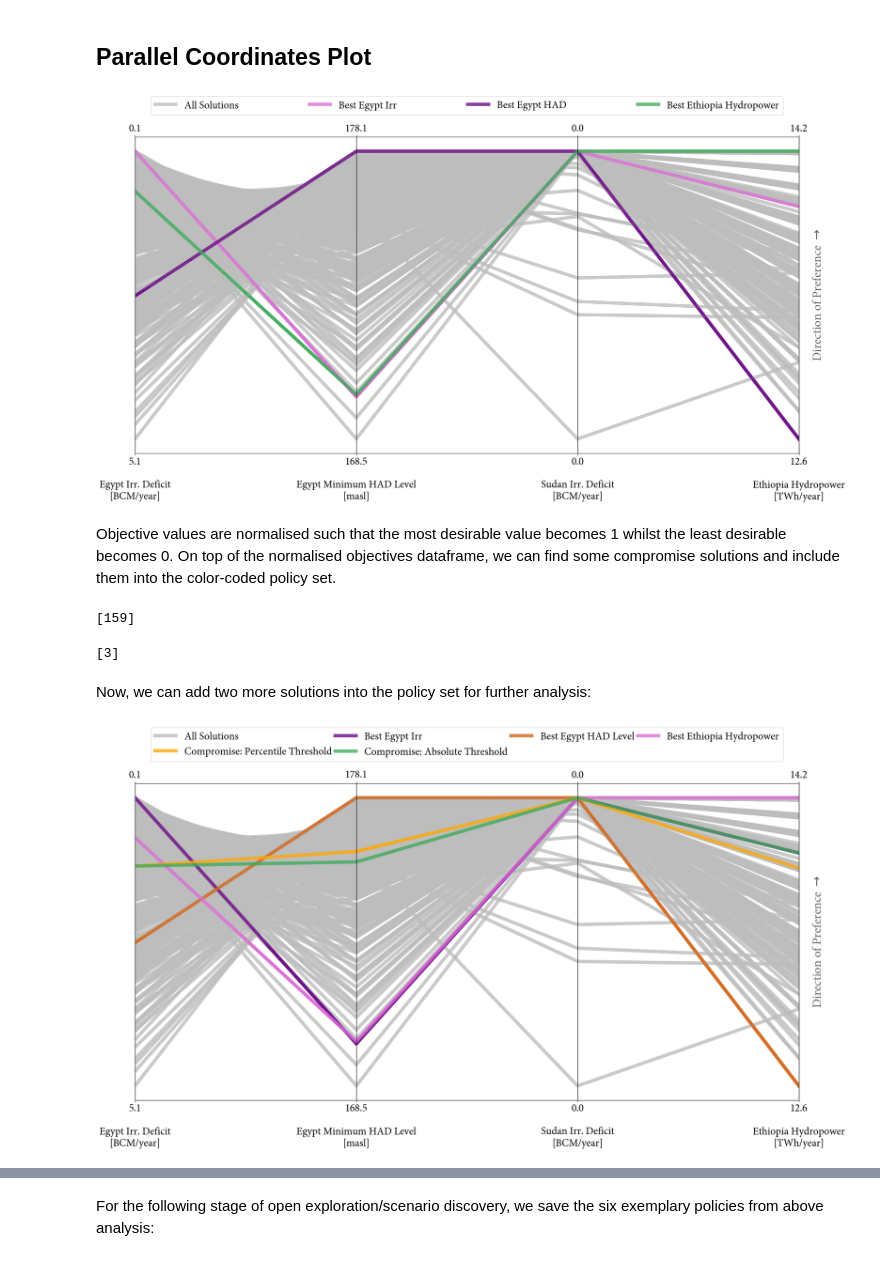
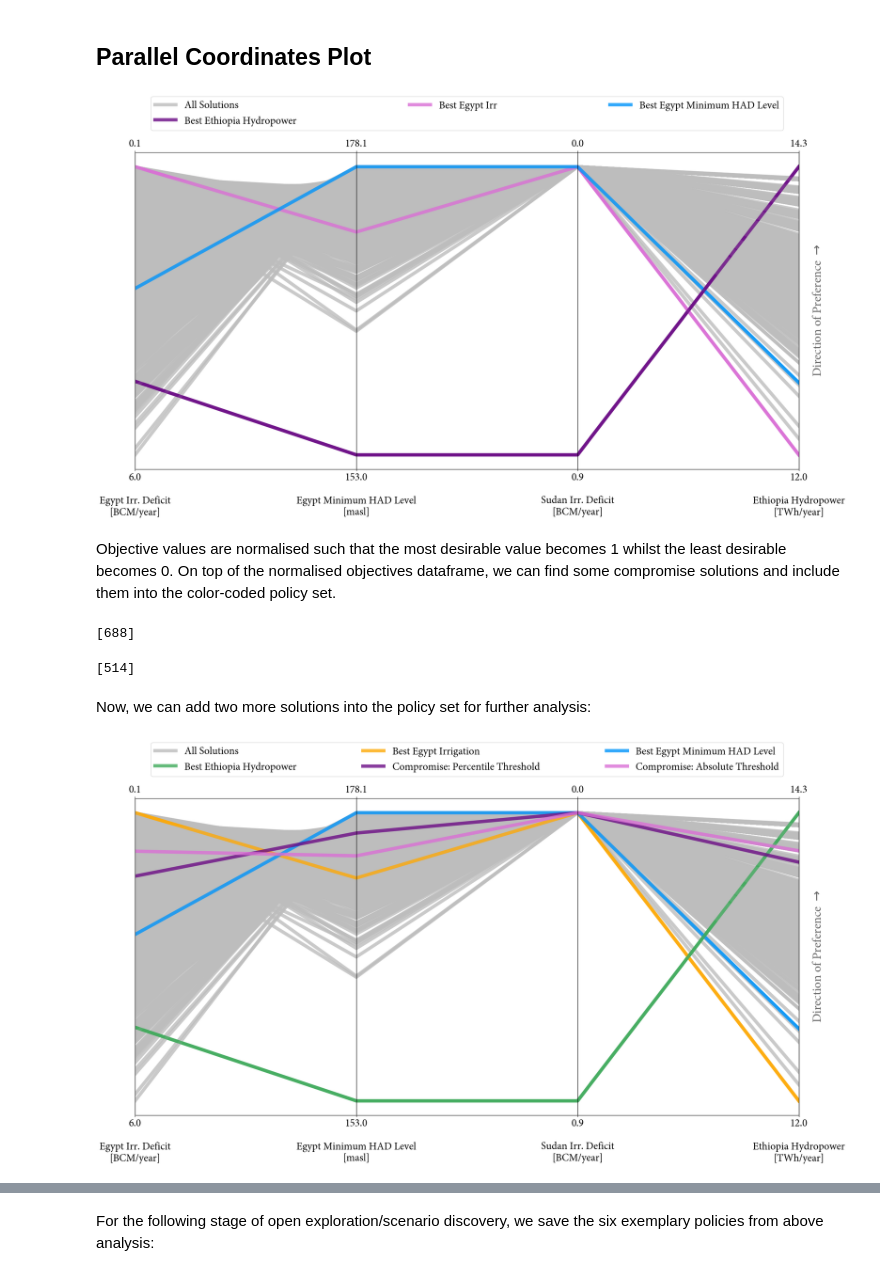
Before and after one commit to ysari97/eastern-nile-optimization, a Jupyter notebook: nile_EMODPS_framework/output_analysis/output_analysis.ipynb, the cells around one changed output, grey strips where cells are left out. Drawn from its saved outputs; the diff is of its cells as text; code cells hidden in the pictures.

```diff
--- a/nile_EMODPS_framework/output_analysis/output_analysis.ipynb
+++ b/nile_EMODPS_framework/output_analysis/output_analysis.ipynb
@@ -113,16 +92,16 @@ from plotter import parallel_plots_many_policies
 
 parallel_plots_many_policies(
     objectives,
-    solution_indices=[115, 119, 58],
+    solution_indices=[973, 93, 1065],
     solution_names=[
         "Best Egypt Irr",
-        "Best Egypt HAD Level",
+        "Best Egypt Minimum HAD Level",
         "Best Ethiopia Hydropower",
     ],
 )
 plt.show()
 # %% [output]
-[figure, old version]
+[figure, new version]
 # %%
 def normalize_objs(df, directions):
     desirability_couples = list()
@@ -186,37 +165,37 @@ def find_threshold_compromise_solutions(objectives_norm_df, threshold):
 
     return common_indices
 # %%
-find_percentile_compromise_solutions(norm_df, 48)
+find_percentile_compromise_solutions(norm_df, 50)
 # %% [output]
-[159]
+[688]
 # %%
-find_threshold_compromise_solutions(norm_df, 0.76)
+find_threshold_compromise_solutions(norm_df, 0.85)
 # %% [output]
-[3]
+[514]
 # %% [markdown]
 Now, we can add two more solutions into the policy set for further analysis:
 # %%
 import importlib
 import plotter
 
 importlib.reload(plotter)
 
-solution_indices = [115, 119, 58, 159, 3]
+solution_indices = [973, 93, 1065, 688, 514]
 solution_names = [
-    "Best Egypt Irr",
-    "Best Egypt HAD Level",
+    "Best Egypt Irrigation",
+    "Best Egypt Minimum HAD Level",
     "Best Ethiopia Hydropower",
     "Compromise: Percentile Threshold",
     "Compromise: Absolute Threshold",
 ]
 
 plotter.parallel_plots_many_policies(
     objectives,
     solution_indices=solution_indices,
     solution_names=solution_names,
 )
 
-# plt.savefig("../plots/baseline_optimization/parallel_plots.svg", bbox_inches="tight")
+plt.savefig("../plots/baseline_optimization/parallel_plot.pdf", bbox_inches="tight")
 plt.show()
 # %% [output]
-[figure, old version]
+[figure, new version]
```
Also changed, not shown: parts of 19 cells of this notebook, 21 other files.
